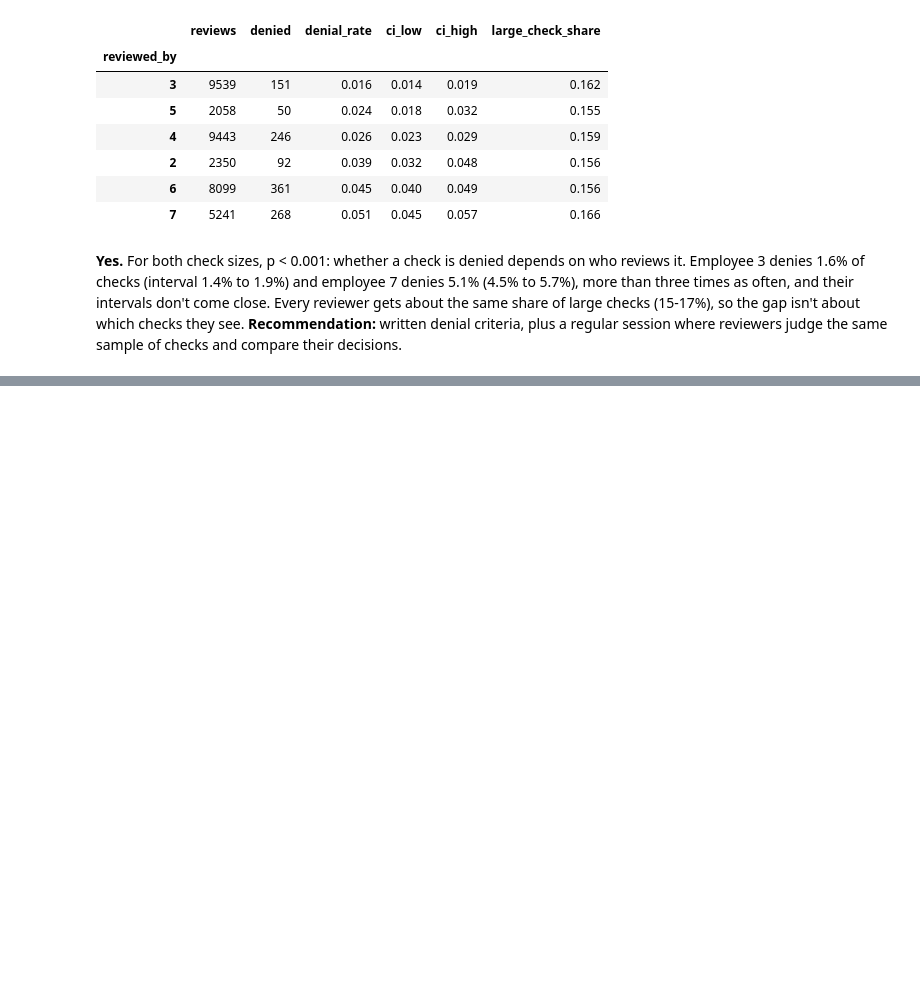
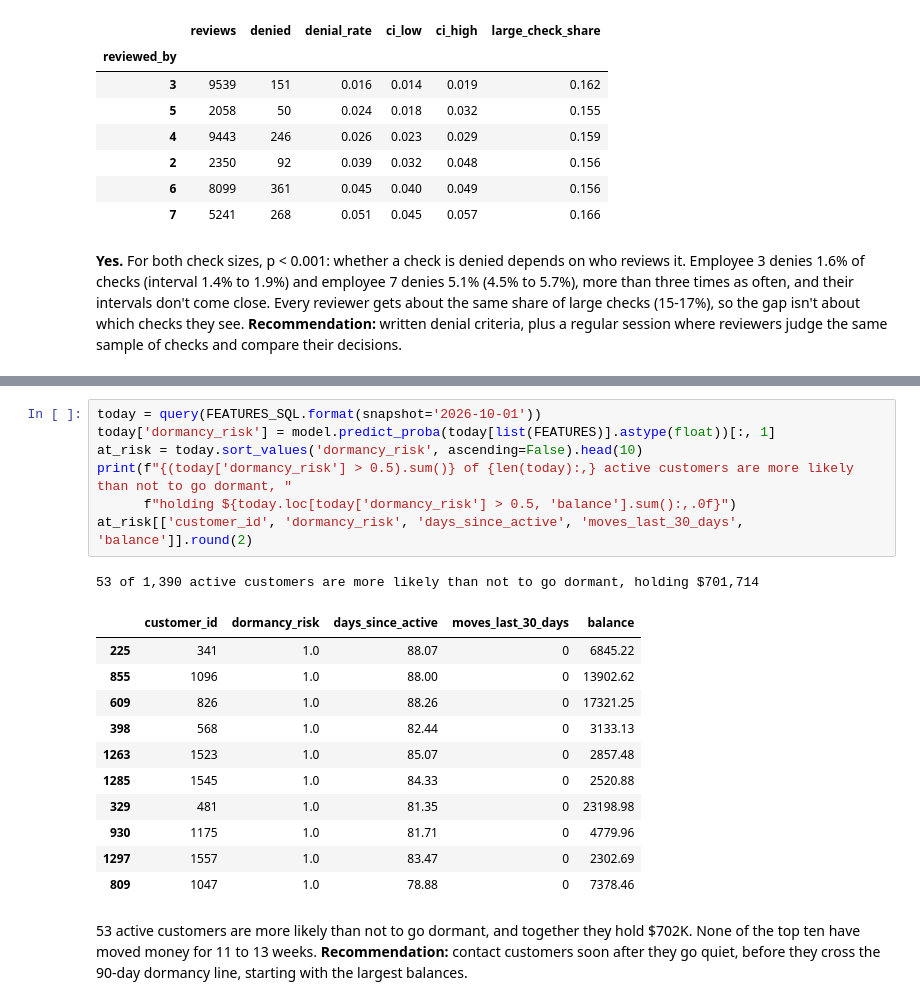
Before and after one commit to dumly55/Banking-Platform, a Jupyter notebook: analysis.ipynb, the cells around one changed output, grey strips where cells are left out. Saved outputs shown, nothing was run; the diff lists cells and outputs as text; blank space fills up the shorter version.

```diff
--- a/analysis.ipynb
+++ b/analysis.ipynb
@@ -194,0 +308,22 @@ rates[['reviews', 'denied', 'denial_rate', 'ci_low', 'ci_high', 'large_check_sha
+# %%
+today = query(FEATURES_SQL.format(snapshot='2026-10-01'))
+today['dormancy_risk'] = model.predict_proba(today[list(FEATURES)].astype(float))[:, 1]
+at_risk = today.sort_values('dormancy_risk', ascending=False).head(10)
+print(f"{(today['dormancy_risk'] > 0.5).sum()} of {len(today):,} active customers are more likely than not to go dormant, "
+      f"holding ${today.loc[today['dormancy_risk'] > 0.5, 'balance'].sum():,.0f}")
+at_risk[['customer_id', 'dormancy_risk', 'days_since_active', 'moves_last_30_days', 'balance']].round(2)
+# %% [output]
+53 of 1,390 active customers are more likely than not to go dormant, holding $701,714
+|  | customer_id | dormancy_risk | days_since_active | moves_last_30_days | balance |
+| 225 | 341 | 1.0 | 88.07 | 0 | 6845.22 |
+| 855 | 1096 | 1.0 | 88.00 | 0 | 13902.62 |
+| 609 | 826 | 1.0 | 88.26 | 0 | 17321.25 |
+| 398 | 568 | 1.0 | 82.44 | 0 | 3133.13 |
+| 1263 | 1523 | 1.0 | 85.07 | 0 | 2857.48 |
+| 1285 | 1545 | 1.0 | 84.33 | 0 | 2520.88 |
+| 329 | 481 | 1.0 | 81.35 | 0 | 23198.98 |
+| 930 | 1175 | 1.0 | 81.71 | 0 | 4779.96 |
+| 1297 | 1557 | 1.0 | 83.47 | 0 | 2302.69 |
+| 809 | 1047 | 1.0 | 78.88 | 0 | 7378.46 |
+# %% [markdown]
+53 active customers are more likely than not to go dormant, and together they hold \$702K. None of the top ten have moved money for 11 to 13 weeks. **Recommendation:** contact customers soon after they go quiet, before they cross the 90-day dormancy line, starting with the largest balances.
```
Also changed, not shown: parts of 7 cells of this notebook, 2 other files.
